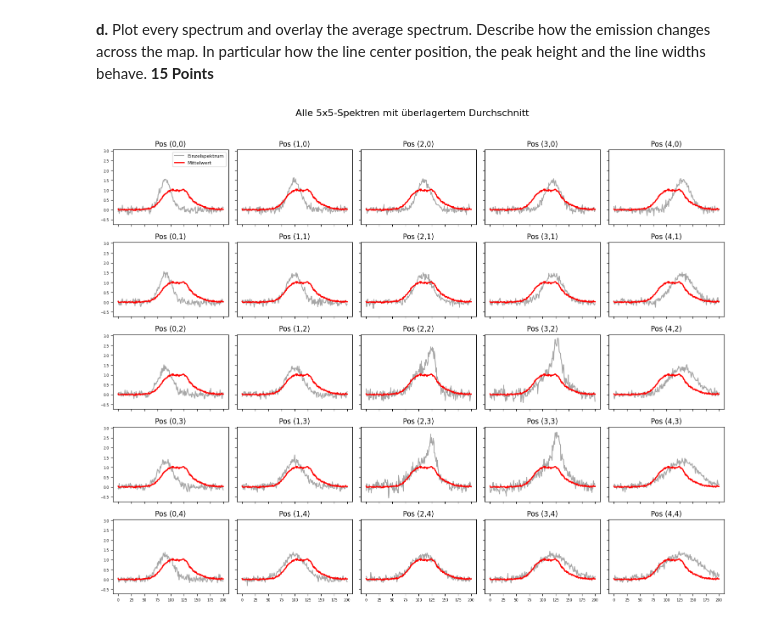
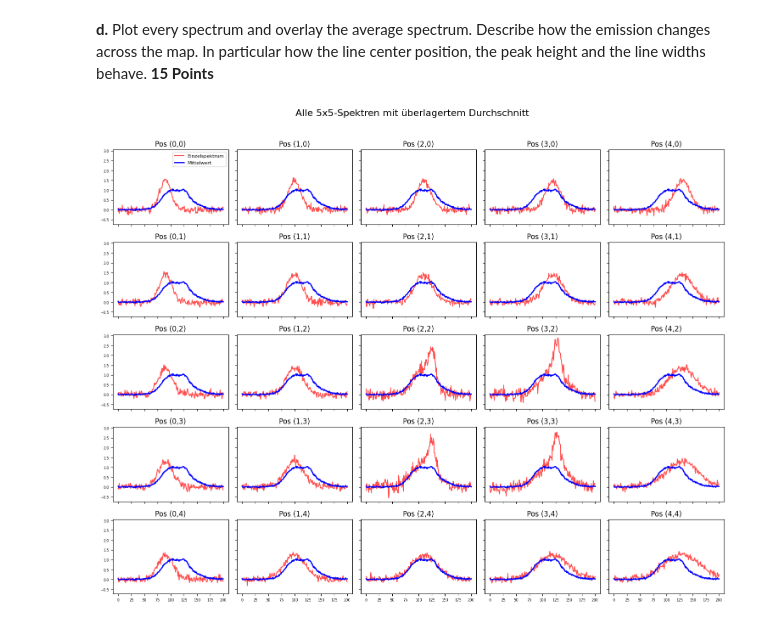
Before and after one commit to DAAP-Summer-2024/astronomical-data-analysis-nilejara, a Jupyter notebook: assignment_2.ipynb, the cells around one changed output. Drawn from its saved outputs; the diff is of its cells as text; code cells hidden in the pictures.

```diff
--- a/assignment_2.ipynb
+++ b/assignment_2.ipynb
@@ -404,38 +372,31 @@ plt.show()
 # %% [markdown]
 **b.** Compute two channel maps by integrating over the frequency channels 50-100 and 100-150. Compare the two maps. **5 Points**
 # %%
-# enter your code
 import numpy as np
 import matplotlib.pyplot as plt
 from astropy.io import fits
 
-# === 1. Lade die FITS-Datei ===
-filename = "Data/radio-map.fits"  # <--- ändere das auf deinen Dateinamen
+filename = "Data/radio-map.fits"
 with fits.open(filename) as hdul:
     data = hdul[0].data
     header = hdul[0].header
 
-# === 2. Form überprüfen ===
-# Erwartet: (spectral, y, x). Falls nicht, umsortieren
 print(f"Original shape: {data.shape}")
 if data.shape[0] == 5 and data.shape[1] == 5:
-    data = np.moveaxis(data, -1, 0)  # Umstellen auf (spectral, y, x)
+    data = np.moveaxis(data, -1, 0)
 
-# === 3. Definiere Kanäle ===
-# Bereich beachten: numpy slicing ist exklusiv am Ende!
-map1 = np.trapz(data[50:100, :, :], axis=0)  # Kanäle 50–99
-map2 = np.trapz(data[100:150, :, :], axis=0)  # Kanäle 100–149
+map1 = np.trapz(data[50:100, :, :], axis=0)
+map2 = np.trapz(data[100:150, :, :], axis=0)
 
-# === 4. Visualisierung ===
 fig, axs = plt.subplots(1, 2, figsize=(10, 5))
 
 im1 = axs[0].imshow(map1, origin="lower", cmap="viridis")
-axs[0].set_title("Channel Map: Channels 50–100")
-plt.colorbar(im1, ax=axs[0], label="Integrated Intensity")
+axs[0].set_title("Kanäle 50–100")
+plt.colorbar(im1, ax=axs[0], label="Intensität")
 
 im2 = axs[1].imshow(map2, origin="lower", cmap="viridis")
-axs[1].set_title("Channel Map: Channels 100–150")
-plt.colorbar(im2, ax=axs[1], label="Integrated Intensity")
+axs[1].set_title("Kanäle 100–150")
+plt.colorbar(im2, ax=axs[1], label="Intensität")
 
 for ax in axs:
     ax.set_xlabel("X")
@@ -480,41 +436,35 @@ plt.show()
 # %% [markdown]
 **d.** Plot every spectrum and overlay the average spectrum. Describe how the emission changes across the map. In particular how the line center position, the peak height and the line widths behave. **15 Points**
 # %%
-# enter your code
 import numpy as np
 import matplotlib.pyplot as plt
 from astropy.io import fits
 
-# === 1. Lade FITS-Datei ===
-filename = "Data/radio-map.fits"  # <-- Dateiname hier eintragen
+filename = "Data/radio-map.fits"
 with fits.open(filename) as hdul:
     data = hdul[0].data
 
-# === 2. Achsen ggf. korrigieren ===
 if data.shape[0] == 5 and data.shape[1] == 5:
-    data = np.moveaxis(data, -1, 0)  # jetzt: (channels, y, x)
+    data = np.moveaxis(data, -1, 0)
 
 n_chan, ny, nx = data.shape
 
-# === 3. Durchschnittliches Spektrum berechnen ===
 avg_spectrum = np.mean(data, axis=(1, 2))
 
-# === 4. Alle Spektren + Durchschnitt plotten ===
 fig, axs = plt.subplots(ny, nx, figsize=(15, 12), sharex=True, sharey=True)
 
 for y in range(ny):
     for x in range(nx):
         ax = axs[y, x]
         spectrum = data[:, y, x]
-        ax.plot(spectrum, color='gray', alpha=0.7, label='Einzelspektrum')
-        ax.plot(avg_spectrum, color='red', linewidth=2, label='Mittelwert' if (y == 0 and x == 0) else "")
+        ax.plot(spectrum, color='red', alpha=0.7, label='Einzelspektrum')
+        ax.plot(avg_spectrum, color='blue', linewidth=2, label='Mittelwert' if (y == 0 and x == 0) else "")
         ax.set_title(f"Pos ({x},{y})")
         ax.tick_params(labelsize=6)
 
-# Legende nur einmal
 axs[0, 0].legend(fontsize=8)
 fig.suptitle("Alle 5x5-Spektren mit überlagertem Durchschnitt", fontsize=16)
 plt.tight_layout(rect=[0, 0, 1, 0.96])
 plt.show()
 # %% [output]
-[figure, old version]
+[figure, new version]
```
Also changed, not shown: parts of 8 cells of this notebook.
